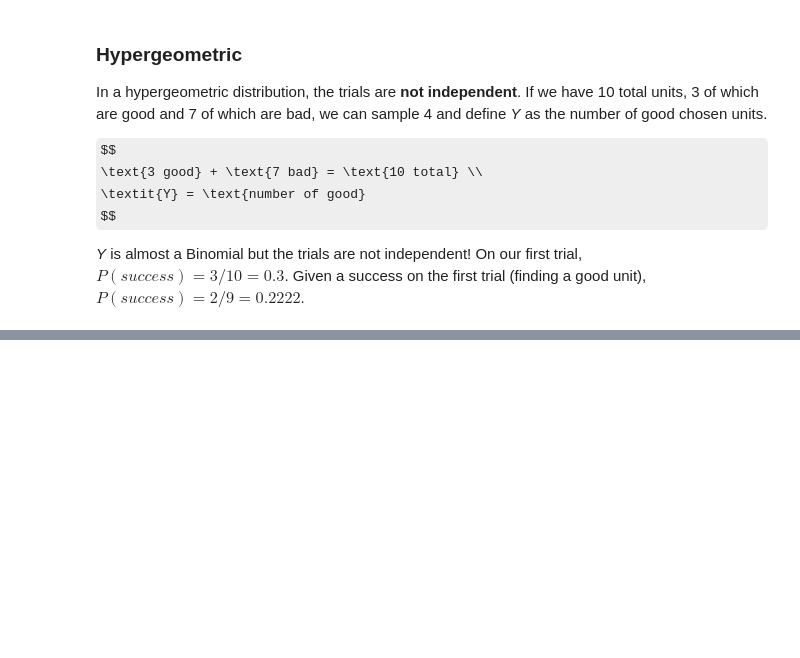
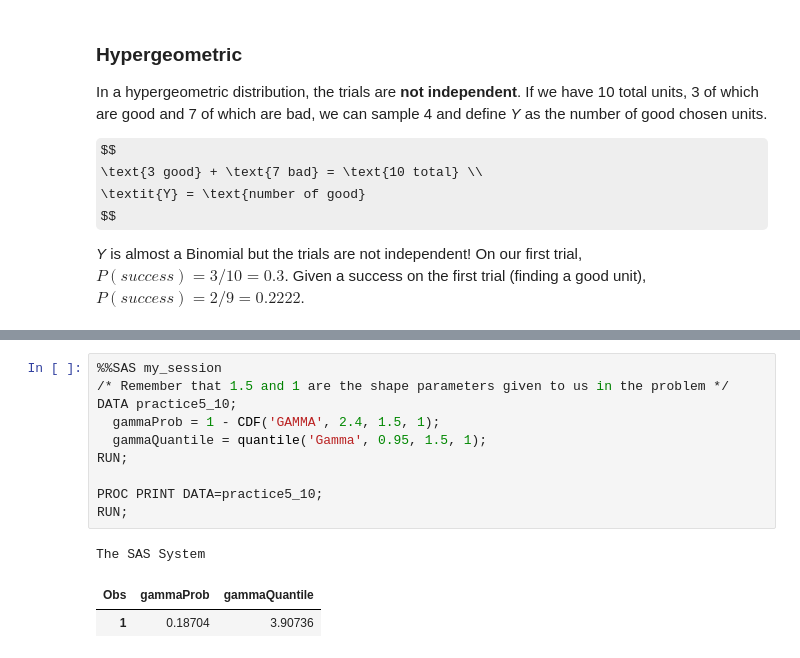
Before and after one commit to scimaksim/NCSU_graduate, a Jupyter notebook: ST513/Multinomial distribution.ipynb, the cells around one changed output, grey strips where cells are left out. Cells and saved outputs as stored; diff of their text form; some formulas as TeX source; blank space fills up the shorter version.

Commit message:
Problem sets

```diff
--- a/ST513/Multinomial distribution.ipynb
+++ b/ST513/Multinomial distribution.ipynb
@@ -648,0 +787,14 @@ _Y_ is almost a Binomial but the trials are not independent! On our first trial,
+# %%
+%%SAS my_session
+/* Remember that 1.5 and 1 are the shape parameters given to us in the problem */
+DATA practice5_10;
+  gammaProb = 1 - CDF('GAMMA', 2.4, 1.5, 1);
+  gammaQuantile = quantile('Gamma', 0.95, 1.5, 1);
+RUN;
+
+PROC PRINT DATA=practice5_10;
+RUN;
+# %% [output]
+The SAS System
+| Obs | gammaProb | gammaQuantile |
+| 1 | 0.18704 | 3.90736 |
```
Also changed, not shown: parts of 17 cells of this notebook, 4 other files.
